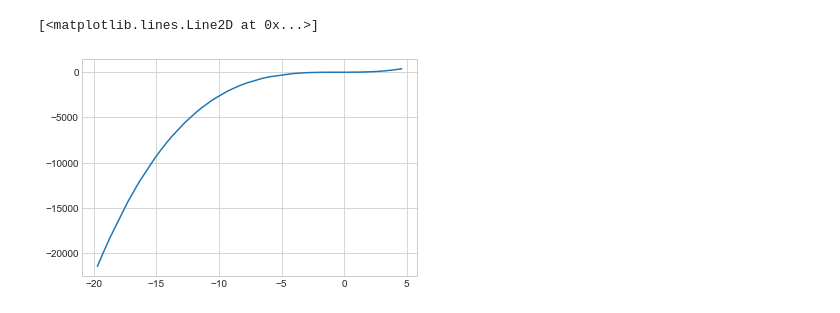
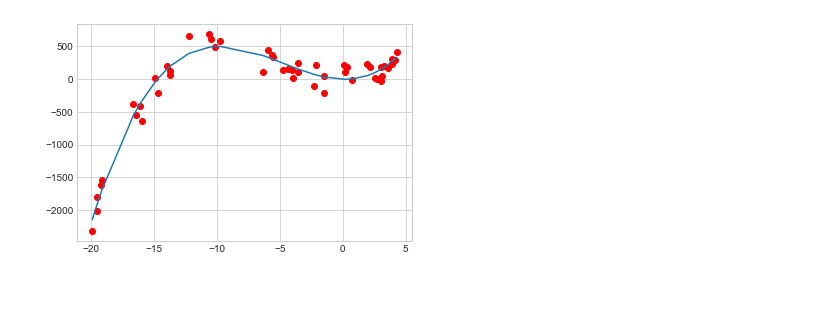
Before and after one commit to Quentin-Jimenez/CPE695, a Jupyter notebook: hw5/hw5.ipynb, the cells around one changed output. Cells and saved outputs as stored; diff of their text form; code cells hidden in the pictures.

```diff
--- a/hw5/hw5.ipynb
+++ b/hw5/hw5.ipynb
@@ -23,8 +31,0 @@ def predict(factors, x):
-# %%
-mse(x, np.array(25*(np.random.rand(number_of_samples) - 0.8)))
-
-factors = [3,4,2,1]
-plt.plot(x,predict(factors,x))
-# %% [output]
-[<matplotlib.lines.Line2D at 0x...>]
-[figure, removed]
@@ -30,0 +66,23 @@ plt.plot(x,predict(factors,x))
+# %%
+ns = [150]
+deg=3
+
+for i in range(len(ns)):
+
+    y_noise_fit = []
+
+    for j in range(number_of_samples):
+        y_noise = np.array(7 * x + 15 * x**2 + 1 * x**3 + ns[i]*np.random.randn(number_of_samples))
+
+    fit_noise = np.polyfit(x,y_noise,deg)
+
+    for k in range(number_of_samples):
+        hold = 0
+        for n in range(len(fit_noise)):
+            hold += fit_noise[n] * (x[k]**(len(fit_noise)-1-n))
+        y_noise_fit = y_noise_fit + [hold]
+
+    plt.plot(x, y_noise,'ro')
+    plt.plot(x, y_noise_fit)
+# %% [output]
+[figure, added]
```
Also changed, not shown: parts of 4 cells of this notebook, 1 other file.
